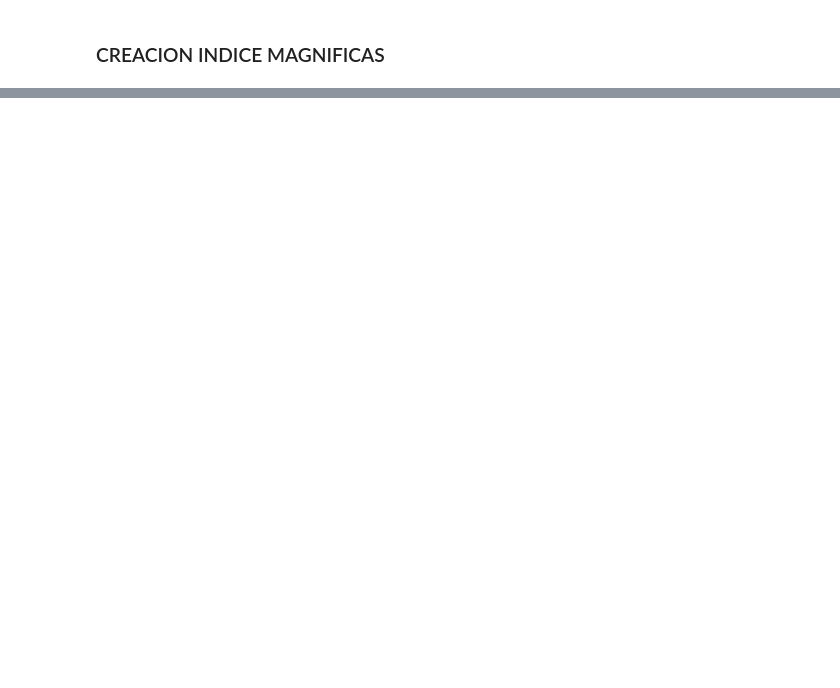
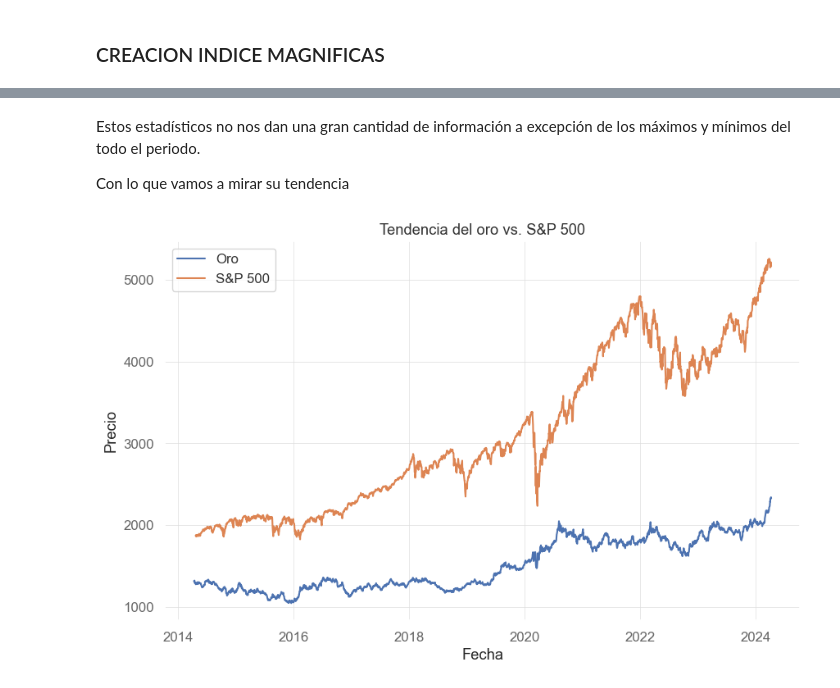
Before and after one commit to adriani94bil/EDA_SP500_Model, a Jupyter notebook: EDA.ipynb, the cells around one changed output, grey strips where cells are left out. Drawn from its saved outputs; the diff is of its cells as text; code cells hidden in the pictures; blank space fills up the shorter version.

```diff
--- a/EDA.ipynb
+++ b/EDA.ipynb
@@ -257,0 +249,5 @@ index_sp500[['S&P500']].describe()
+# %%
+
+index_sp500=index_sp500.drop(['Date'],axis=1)
+index_sp500= index_sp500.query("'2014-04-10' <= `DateTime` <= '2024-04-10'")
+index_sp500
@@ -257,0 +268,22 @@ index_sp500[['S&P500']].describe()
+# %% [markdown]
+Estos estadísticos no nos dan una gran cantidad de información a excepción de los máximos y mínimos del todo el periodo.
+
+Con lo que vamos a mirar su tendencia
+# %%
+#Primero ponemos la fecha como índice y representaremos ambas funciones
+gold.set_index('DateTime',inplace=True)
+
+index_sp500.set_index('DateTime',inplace=True)
+# %%
+# Crear la gráfica
+plt.figure(figsize=(10, 6))
+sns.lineplot(x=gold.index, y="close", data=gold, label="Oro")
+sns.lineplot(x=index_sp500.index, y="S&P500", data=index_sp500, label="S&P 500")
+plt.title("Tendencia del oro vs. S&P 500")
+plt.xlabel("Fecha")
+plt.ylabel("Precio")
+plt.legend()
+plt.grid(True)
+plt.show()
+# %% [output]
+[figure, added]
```
Also changed, not shown: parts of 24 cells of this notebook, 1 other file.
